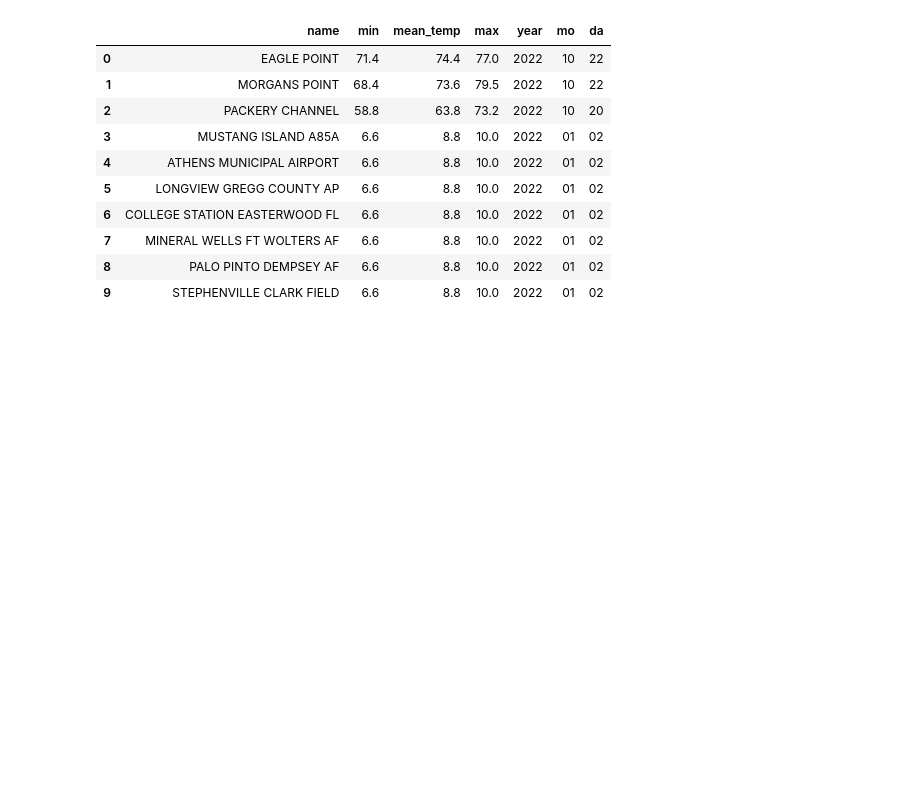
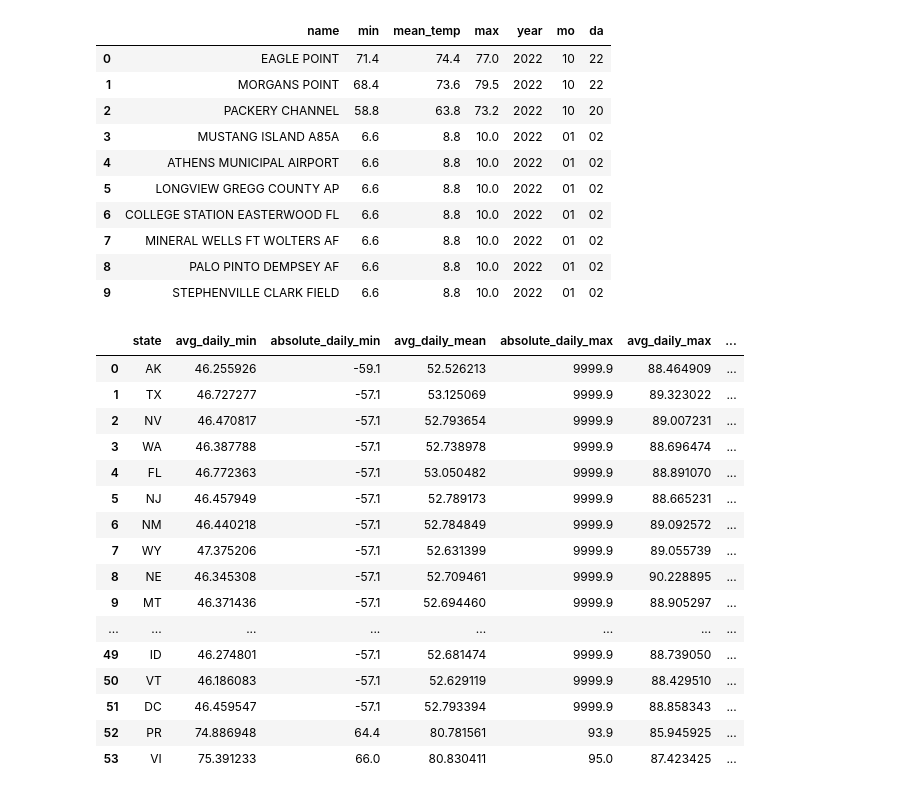
Before and after one commit to TechMax14/Project-3, a Jupyter notebook: prototypes/noaa-dataset-with-google-bigquery.ipynb, the cells around one changed output. Saved outputs shown, nothing was run; the diff lists cells and outputs as text; code cells hidden in the pictures; blank space fills up the shorter version.

Commit message:
add some more query explorations grouping and aggregating

```diff
--- a/prototypes/noaa-dataset-with-google-bigquery.ipynb
+++ b/prototypes/noaa-dataset-with-google-bigquery.ipynb
@@ -241,3 +241,41 @@ query_job4.to_dataframe()
 | 7 | MINERAL WELLS FT WOLTERS AF | 6.6 | 8.8 | 10.0 | 2022 | 01 | 02 |
 | 8 | PALO PINTO DEMPSEY AF | 6.6 | 8.8 | 10.0 | 2022 | 01 | 02 |
 | 9 | STEPHENVILLE CLARK FIELD | 6.6 | 8.8 | 10.0 | 2022 | 01 | 02 |
+# %%
+# Perform a query that pulls data from both the measurement and stations table by state
+aggregate_query = (
+    'SELECT s.state, '
+    'AVG(g.min) AS avg_daily_min, MIN(g.min) AS absolute_daily_min, '
+    'AVG(g.temp) AS avg_daily_mean, '
+    'MAX(g.max) AS absolute_daily_max, AVG(g.max) AS avg_daily_max, '
+    'SUM(g.prcp) AS total_precipitation, '
+    'SUM(g.sndp) AS total_snow '
+    'FROM `bigquery-public-data.noaa_gsod.gsod2022` AS g '
+    'INNER JOIN `bigquery-public-data.noaa_gsod.stations` AS s ON g.stn = s.usaf '
+    'WHERE s.country = "US" '
+    'GROUP BY s.state')
+state_temp_result = client.query(aggregate_query)  # API request
+state_temp_data = state_temp_result.result()  # Waits for query to finish
+
+# Put the last query into a dataframe
+state_temp_result.to_dataframe()
+
+# This result shows we need to replace the non values (99.9, 999.9, 9999.9) with 0 or ignore them when doing aggregates
+# %% [output]
+|  | state | avg_daily_min | absolute_daily_min | avg_daily_mean | absolute_daily_max | avg_daily_max | ... |
+| 0 | AK | 46.255926 | -59.1 | 52.526213 | 9999.9 | 88.464909 | ... |
+| 1 | TX | 46.727277 | -57.1 | 53.125069 | 9999.9 | 89.323022 | ... |
+| 2 | NV | 46.470817 | -57.1 | 52.793654 | 9999.9 | 89.007231 | ... |
+| 3 | WA | 46.387788 | -57.1 | 52.738978 | 9999.9 | 88.696474 | ... |
+| 4 | FL | 46.772363 | -57.1 | 53.050482 | 9999.9 | 88.891070 | ... |
+| 5 | NJ | 46.457949 | -57.1 | 52.789173 | 9999.9 | 88.665231 | ... |
+| 6 | NM | 46.440218 | -57.1 | 52.784849 | 9999.9 | 89.092572 | ... |
+| 7 | WY | 47.375206 | -57.1 | 52.631399 | 9999.9 | 89.055739 | ... |
+| 8 | NE | 46.345308 | -57.1 | 52.709461 | 9999.9 | 90.228895 | ... |
+| 9 | MT | 46.371436 | -57.1 | 52.694460 | 9999.9 | 88.905297 | ... |
+| ... | ... | ... | ... | ... | ... | ... | ... |
+| 49 | ID | 46.274801 | -57.1 | 52.681474 | 9999.9 | 88.739050 | ... |
+| 50 | VT | 46.186083 | -57.1 | 52.629119 | 9999.9 | 88.429510 | ... |
+| 51 | DC | 46.459547 | -57.1 | 52.793394 | 9999.9 | 88.858343 | ... |
+| 52 | PR | 74.886948 | 64.4 | 80.781561 | 93.9 | 85.945925 | ... |
+| 53 | VI | 75.391233 | 66.0 | 80.830411 | 95.0 | 87.423425 | ... |
```
Also changed, not shown: parts of 3 cells of this notebook.
